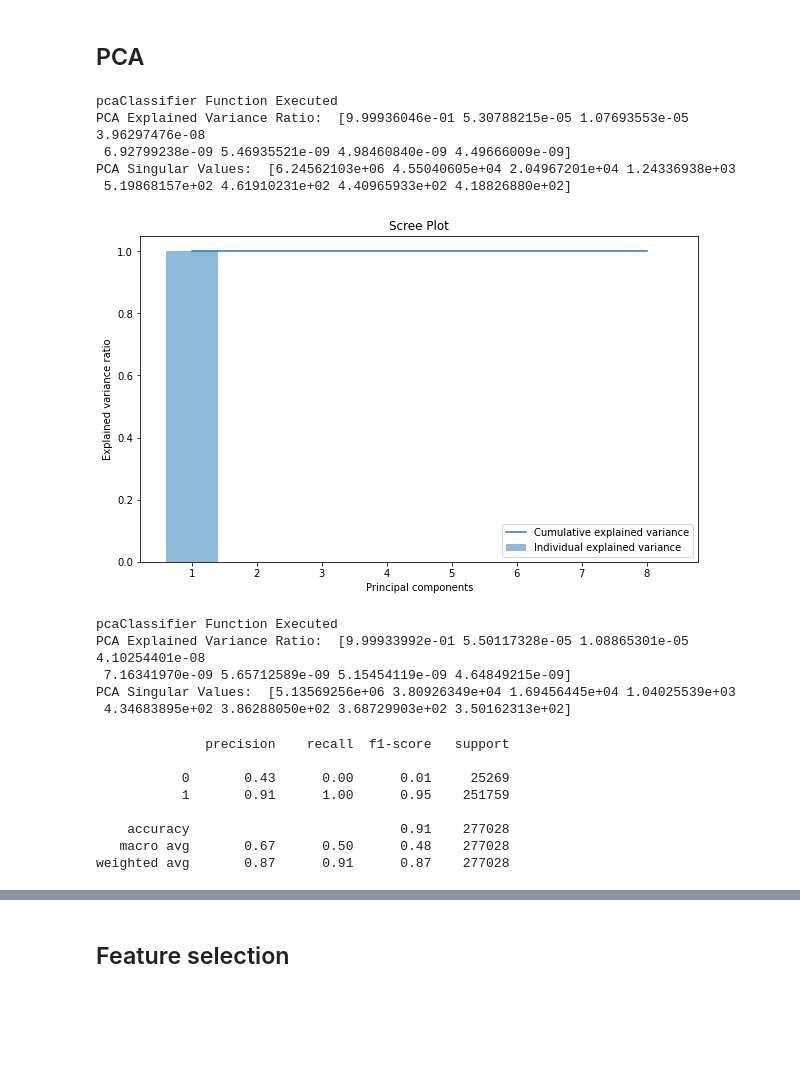
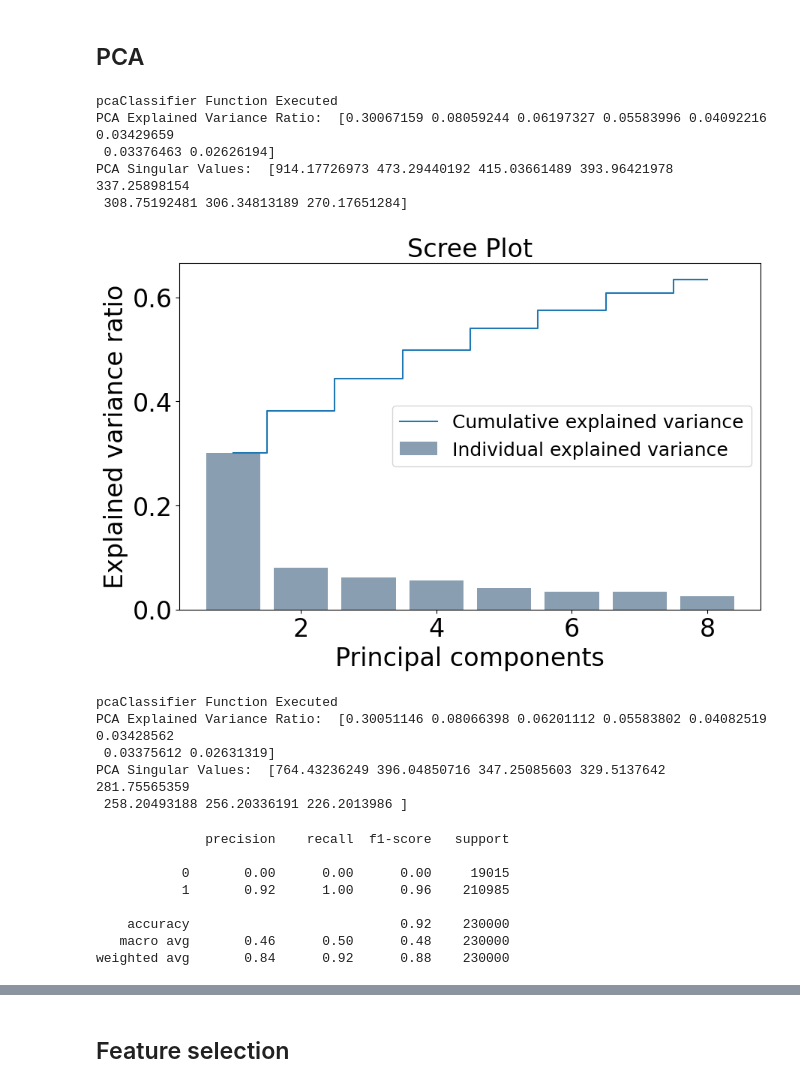
Before and after one commit to CoralLemons/Mortgage-Analysis-Project, a Jupyter notebook: Code/07_HMDA_ModelingAdv02.ipynb, the cells around one changed output, grey strips where cells are left out. Drawn from its saved outputs; the diff is of its cells as text; code cells hidden in the pictures; blank space fills up the shorter version.

```diff
--- a/Code/07_HMDA_ModelingAdv02.ipynb
+++ b/Code/07_HMDA_ModelingAdv02.ipynb
@@ -717,0 +811,23 @@ weighted avg       1.00      1.00      1.00    277028
+# %%
+# set up data read data
+
+datatest = Data()
+
+# seperate target variable and features
+
+x_data,y_data = datatest.dataAllocation(full_path, 'TX')
+
+# split to train and testing
+x_train, x_test, y_train, y_test = datatest.trainSets(x_data,y_data)
+rf = RFClassifier()
+rf_clf,y_predict_train, y_predict_test = rf.randomForestClassifier(x_train,x_test, y_train)
+print("randomForestClassifier Function Executed")
+print("Random Forest Train Accuracy: ",rf.rfTrainAccuracy(y_train,y_predict_train))
+print("Random Forest Test Accuracy: ",rf.rfTestAccuracy(y_test,y_predict_test))
+print("Random Forest Feature Importance: ",rf.rfFeatureImportance(rf_clf))
+print("Random Forest Sorted Feature Importance: ",rf.sortedRFFeatureImportanceIndicies(rf_clf))
+gscv_rfc = rf.hyperParameterTuning(rf_clf,x_train,y_train)
+print("HyperParameterTuning Function Executed")
+print("Random Forest Best Parameters: ",rf.bestParams(gscv_rfc))
+print("Random Forest Best Score: ",rf.bestScore(gscv_rfc))
+print("Random Forest Test Report: \n", rf.rfTestReport(y_test,y_predict_test))
@@ -1110,30 +1242,31 @@ print("PCA Explained Variance Ratio: ",pc.pcaExplainedVarianceRatio(pca))
 print("PCA Singular Values: ",pc.pcaSingularValues(pca))
 # %% [output]
 pcaClassifier Function Executed
-PCA Explained Variance Ratio:  [9.99936046e-01 5.30788215e-05 1.07693553e-05 3.96297476e-08
- 6.92799238e-09 5.46935521e-09 4.98460840e-09 4.49666009e-09]
-PCA Singular Values:  [6.24562103e+06 4.55040605e+04 2.04967201e+04 1.24336938e+03
- 5.19868157e+02 4.61910231e+02 4.40965933e+02 4.18826880e+02]
+PCA Explained Variance Ratio:  [0.30067159 0.08059244 0.06197327 0.05583996 0.04092216 0.03429659
+ 0.03376463 0.02626194]
+PCA Singular Values:  [914.17726973 473.29440192 415.03661489 393.96421978 337.25898154
+ 308.75192481 306.34813189 270.17651284]
 # %%
 import matplotlib.pyplot as plt
 import numpy as np
 
 explained_variance_ratio = np.array(pc.pcaExplainedVarianceRatio(pca))
 
 # Calculate cumulative explained variance
 cumulative_variance = np.cumsum(explained_variance_ratio)
 
 # Plot scree plot
 plt.figure(figsize=(10, 6))
-plt.bar(range(1, len(explained_variance_ratio) + 1), explained_variance_ratio, alpha=0.5, align='center', label='Individual explained variance')
+plt.bar(range(1, len(explained_variance_ratio) + 1), explained_variance_ratio, alpha=0.5, align='center', label='Individual explained variance', color='#143F62')  # Change bar color
 plt.step(range(1, len(cumulative_variance) + 1), cumulative_variance, where='mid', label='Cumulative explained variance')
-plt.ylabel('Explained variance ratio')
-plt.xlabel('Principal components')
-plt.title('Scree Plot')
-plt.legend()
+plt.ylabel('Explained variance ratio', fontsize=24)
+plt.xlabel('Principal components', fontsize=24)
+plt.title('Scree Plot', fontsize=24)
+plt.tick_params(axis='both', which='major', labelsize=24)
+plt.legend(fontsize=18)  # Increase legend font size to 24
 plt.show()
 # %% [output]
-[figure, old version]
+[figure, new version]
 # %%
 pc = PCAClassifier()
 pca = pc.pcaClassifier(x_train)
@@ -1142,10 +1275,10 @@ print("PCA Explained Variance Ratio: ",pc.pcaExplainedVarianceRatio(pca))
 print("PCA Singular Values: ",pc.pcaSingularValues(pca))
 # %% [output]
 pcaClassifier Function Executed
-PCA Explained Variance Ratio:  [9.99933992e-01 5.50117328e-05 1.08865301e-05 4.10254401e-08
- 7.16341970e-09 5.65712589e-09 5.15454119e-09 4.64849215e-09]
-PCA Singular Values:  [5.13569256e+06 3.80926349e+04 1.69456445e+04 1.04025539e+03
- 4.34683895e+02 3.86288050e+02 3.68729903e+02 3.50162313e+02]
+PCA Explained Variance Ratio:  [0.30051146 0.08066398 0.06201112 0.05583802 0.04082519 0.03428562
+ 0.03375612 0.02631319]
+PCA Singular Values:  [764.43236249 396.04850716 347.25085603 329.5137642  281.75565359
+ 258.20493188 256.20336191 226.2013986 ]
 # %%
 # Train the PCA model
 from sklearn.decomposition import IncrementalPCA
@@ -1172,9 +1305,9 @@ print(reportspca)
 # %% [output]
               precision    recall  f1-score   support
 
-           0       0.43      0.00      0.01     25269
-           1       0.91      1.00      0.95    251759
+           0       0.00      0.00      0.00     19015
+           1       0.92      1.00      0.96    210985
 
-    accuracy                           0.91    277028
-   macro avg       0.67      0.50      0.48    277028
-weighted avg       0.87      0.91      0.87    277028
+    accuracy                           0.92    230000
+   macro avg       0.46      0.50      0.48    230000
+weighted avg       0.84      0.92      0.88    230000
```
Also changed, not shown: parts of 25 cells of this notebook.
